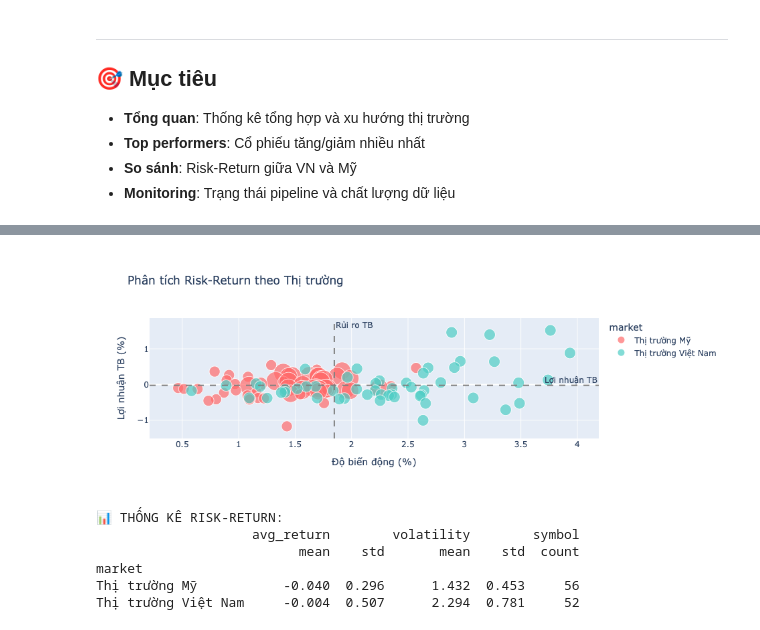
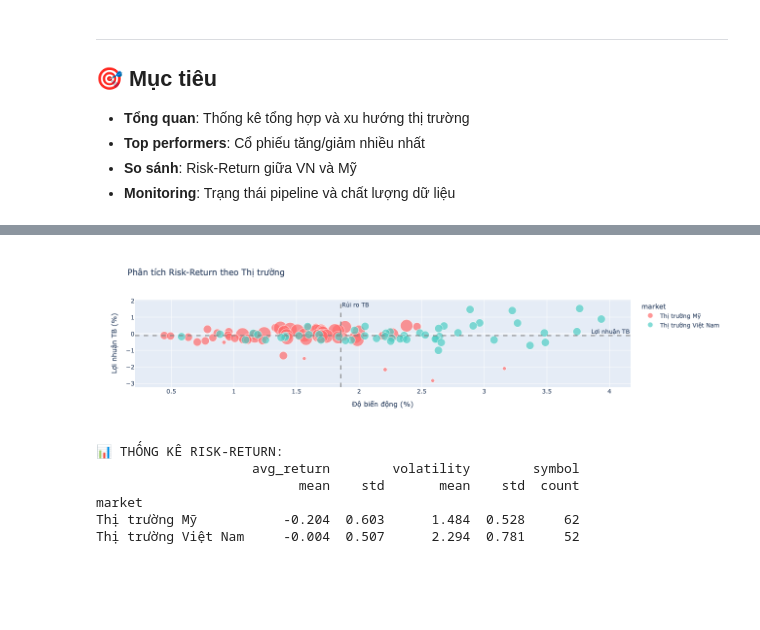
Before and after one commit to dokien092-hash/spark-realdata-pipeline, a Jupyter notebook: notebooks/stock_dashboard.ipynb, the cells around one changed output, grey strips where cells are left out. Cells and saved outputs as stored; diff of their text form; code cells hidden in the pictures; blank space fills up the shorter version.

```diff
--- a/notebooks/stock_dashboard.ipynb
+++ b/notebooks/stock_dashboard.ipynb
@@ -218,8 +224,9 @@ def get_risk_return_data():
     SELECT
         symbol,
         CASE
-            WHEN source_name IN ('Alpha Vantage', 'Polygon.io') THEN 'Thị trường Mỹ'
-            WHEN source_name = 'Yahoo Finance' THEN 'Thị trường Việt Nam'
+            WHEN source IN ('finnhub', 'alphavantage', 'polygon') THEN 'Thị trường Mỹ'
+            WHEN source = 'yahoo' THEN 'Thị trường Việt Nam'
+            ELSE 'Khác'
         END as market,
         COUNT(*) as trading_days,
         AVG(daily_return) as avg_return,
@@ -229,46 +236,47 @@ def get_risk_return_data():
     WHERE daily_return IS NOT NULL
     GROUP BY symbol,
         CASE
-            WHEN source_name IN ('Alpha Vantage', 'Polygon.io') THEN 'Thị trường Mỹ'
-            WHEN source_name = 'Yahoo Finance' THEN 'Thị trường Việt Nam'
+            WHEN source IN ('finnhub', 'alphavantage', 'polygon') THEN 'Thị trường Mỹ'
+            WHEN source = 'yahoo' THEN 'Thị trường Việt Nam'
+            ELSE 'Khác'
         END
     HAVING COUNT(*) >= 5
     ORDER BY market, avg_return DESC
     """
     return pd.read_sql(query, conn)
 
 df_risk_return = get_risk_return_data()
 
 # Scatter plot Risk-Return
 fig = px.scatter(df_risk_return, x='volatility', y='avg_return',
                  color='market', size='trading_days',
                  title='Phân tích Risk-Return theo Thị trường',
                  labels={'volatility': 'Độ biến động (%)', 'avg_return': 'Lợi nhuận TB (%)'},
                  color_discrete_map={'Thị trường Mỹ': '#FF6B6B', 'Thị trường Việt Nam': '#4ECDC4'})
 
 # Thêm đường trung bình
 fig.add_hline(y=df_risk_return['avg_return'].mean(), line_dash="dash", line_color="gray",
               annotation_text="Lợi nhuận TB")
 fig.add_vline(x=df_risk_return['volatility'].mean(), line_dash="dash", line_color="gray",
               annotation_text="Rủi ro TB")
 
 fig.show()
 
 # Thống kê Risk-Return
 print("\n📊 THỐNG KÊ RISK-RETURN:")
 stats = df_risk_return.groupby('market').agg({
     'avg_return': ['mean', 'std'],
     'volatility': ['mean', 'std'],
     'symbol': 'count'
 }).round(3)
 print(stats)
 # %% [output]
-[figure, old version]
+[figure, new version]
 📊 THỐNG KÊ RISK-RETURN:
                     avg_return        volatility        symbol
                           mean    std       mean    std  count
 market
-Thị trường Mỹ           -0.040  0.296      1.432  0.453     56
+Thị trường Mỹ           -0.204  0.603      1.484  0.528     62
 Thị trường Việt Nam     -0.004  0.507      2.294  0.781     52
 # %%
 # 📈 5. TIME SERIES TRENDS
```
Also changed, not shown: parts of 9 cells of this notebook, 43 other files.
